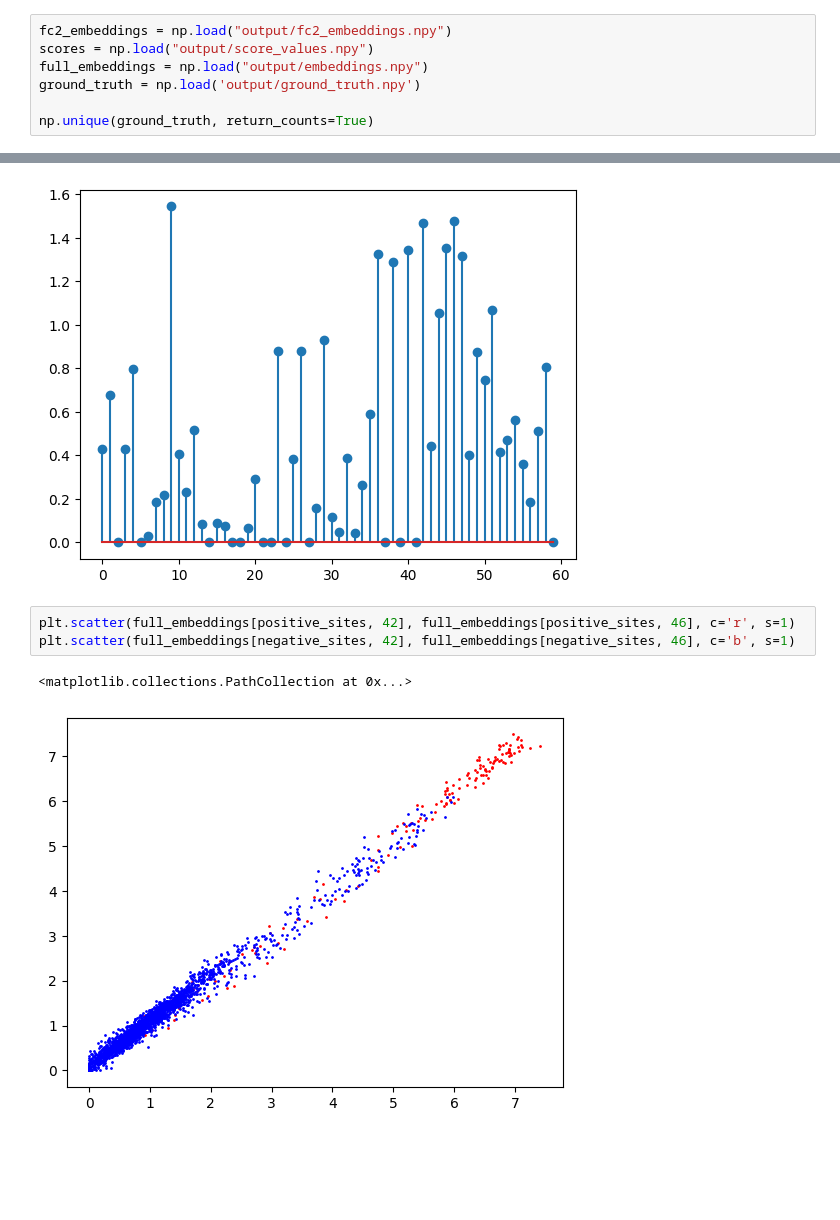
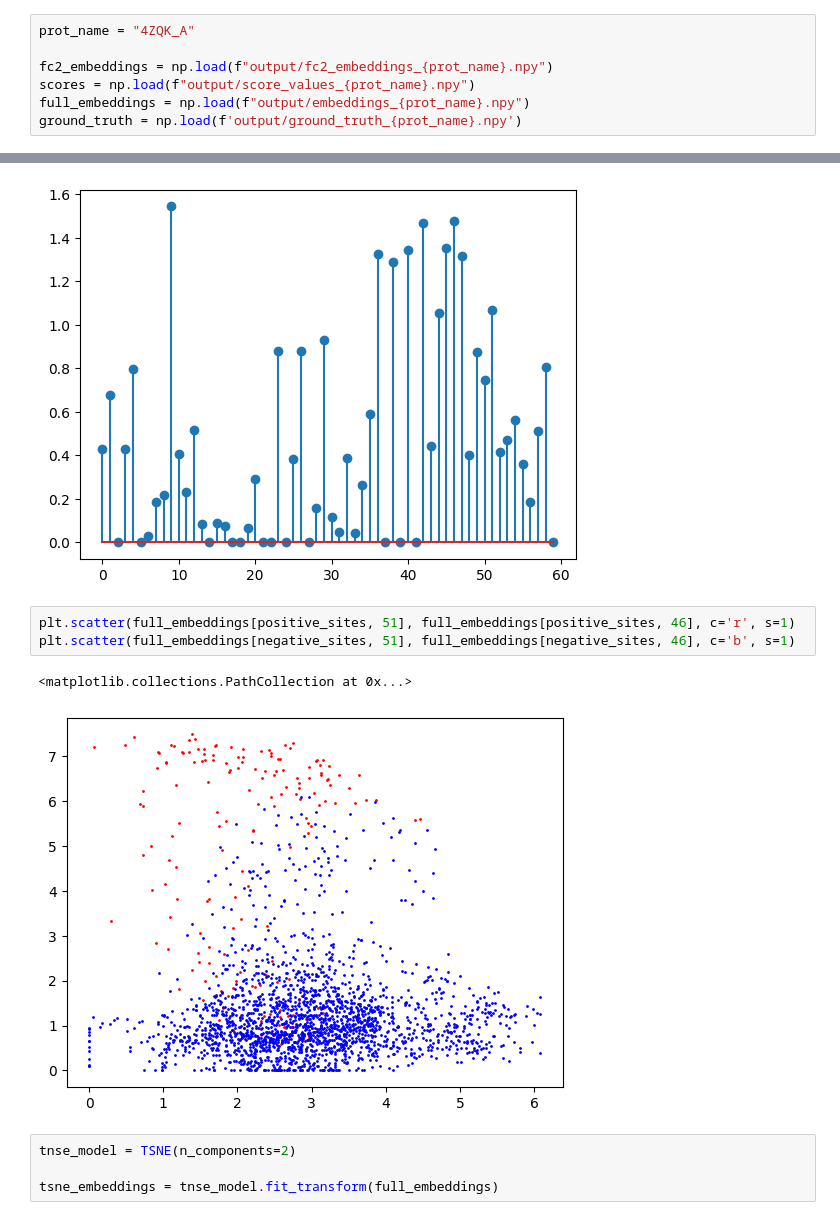
Before and after one commit to adcrry/masif, a Jupyter notebook: data/masif_site/embedding_processor.ipynb, the cells around one changed output, grey strips where cells are left out. Saved outputs shown, nothing was run; the diff lists cells and outputs as text; blank space fills up the shorter version.

Commit message:
finished embedding extraction pipeline+visualization notebook

```diff
--- a/data/masif_site/embedding_processor.ipynb
+++ b/data/masif_site/embedding_processor.ipynb
@@ -5,8 +6,8 @@ from sklearn.decomposition import PCA
 from sklearn.metrics import roc_auc_score, accuracy_score, f1_score
 # %%
-fc2_embeddings = np.load("output/fc2_embeddings.npy")
-scores = np.load("output/score_values.npy")
-full_embeddings = np.load("output/embeddings.npy")
-ground_truth = np.load('output/ground_truth.npy')
+prot_name = "4ZQK_A"
 
-np.unique(ground_truth, return_counts=True)
+fc2_embeddings = np.load(f"output/fc2_embeddings_{prot_name}.npy")
+scores = np.load(f"output/score_values_{prot_name}.npy")
+full_embeddings = np.load(f"output/embeddings_{prot_name}.npy")
+ground_truth = np.load(f'output/ground_truth_{prot_name}.npy')
@@ -82,8 +84,12 @@ print(np.std(full_embeddings, axis=0).argsort())
  23 29 44 51 38 47 36 40 45 42 46  9]
 [figure]
 # %%
-plt.scatter(full_embeddings[positive_sites, 42], full_embeddings[positive_sites, 46], c='r', s=1)
-plt.scatter(full_embeddings[negative_sites, 42], full_embeddings[negative_sites, 46], c='b', s=1)
+plt.scatter(full_embeddings[positive_sites, 51], full_embeddings[positive_sites, 46], c='r', s=1)
+plt.scatter(full_embeddings[negative_sites, 51], full_embeddings[negative_sites, 46], c='b', s=1)
 # %% [output]
 <matplotlib.collections.PathCollection at 0x...>
-[figure, old version]
+[figure, new version]
+# %%
+tnse_model = TSNE(n_components=2)
+
+tsne_embeddings = tnse_model.fit_transform(full_embeddings)
```
Also changed, not shown: parts of 6 cells of this notebook, 3 other files.
